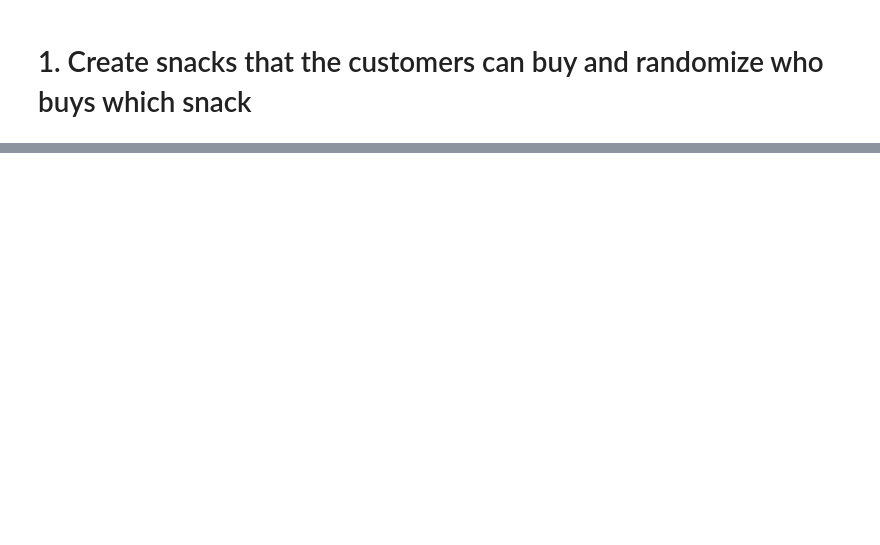
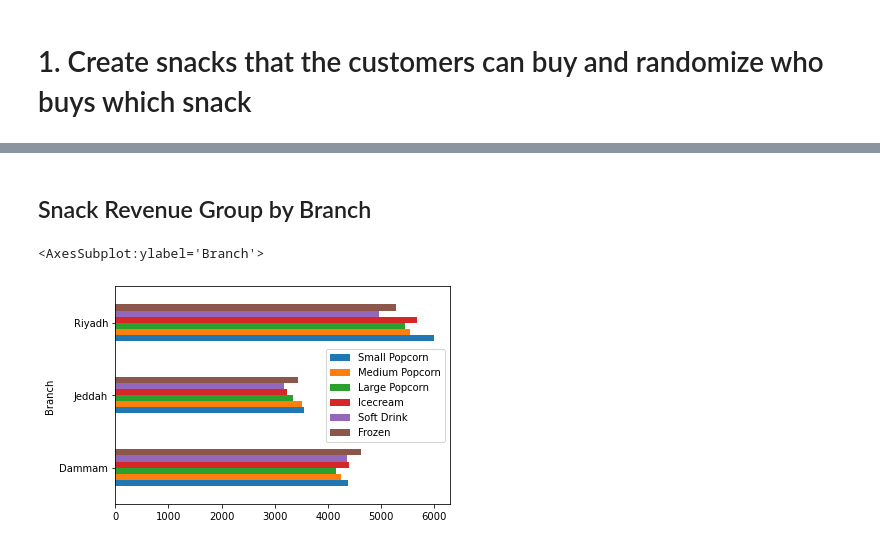
Before and after one commit to Hala-Alsouly/Theatre, a Jupyter notebook: Theatres.ipynb, the cells around one changed output, grey strips where cells are left out. Cells and saved outputs as stored; diff of their text form; code cells hidden in the pictures; blank space fills up the shorter version.

```diff
--- a/Theatres.ipynb
+++ b/Theatres.ipynb
@@ -177,0 +428,8 @@ def sundayDiscount(ticketCost,people):
+# %% [markdown]
+## Snack Revenue Group by Branch
+# %%
+snackSelect = snackSet[['Branch','Small Popcorn','Medium Popcorn','Large Popcorn','Icecream','Soft Drink','Frozen']]
+snackSelect.groupby(by=["Branch"]).sum().plot.barh()
+# %% [output]
+<AxesSubplot:ylabel='Branch'>
+[figure, added]
```
Also changed, not shown: parts of 24 cells of this notebook.
